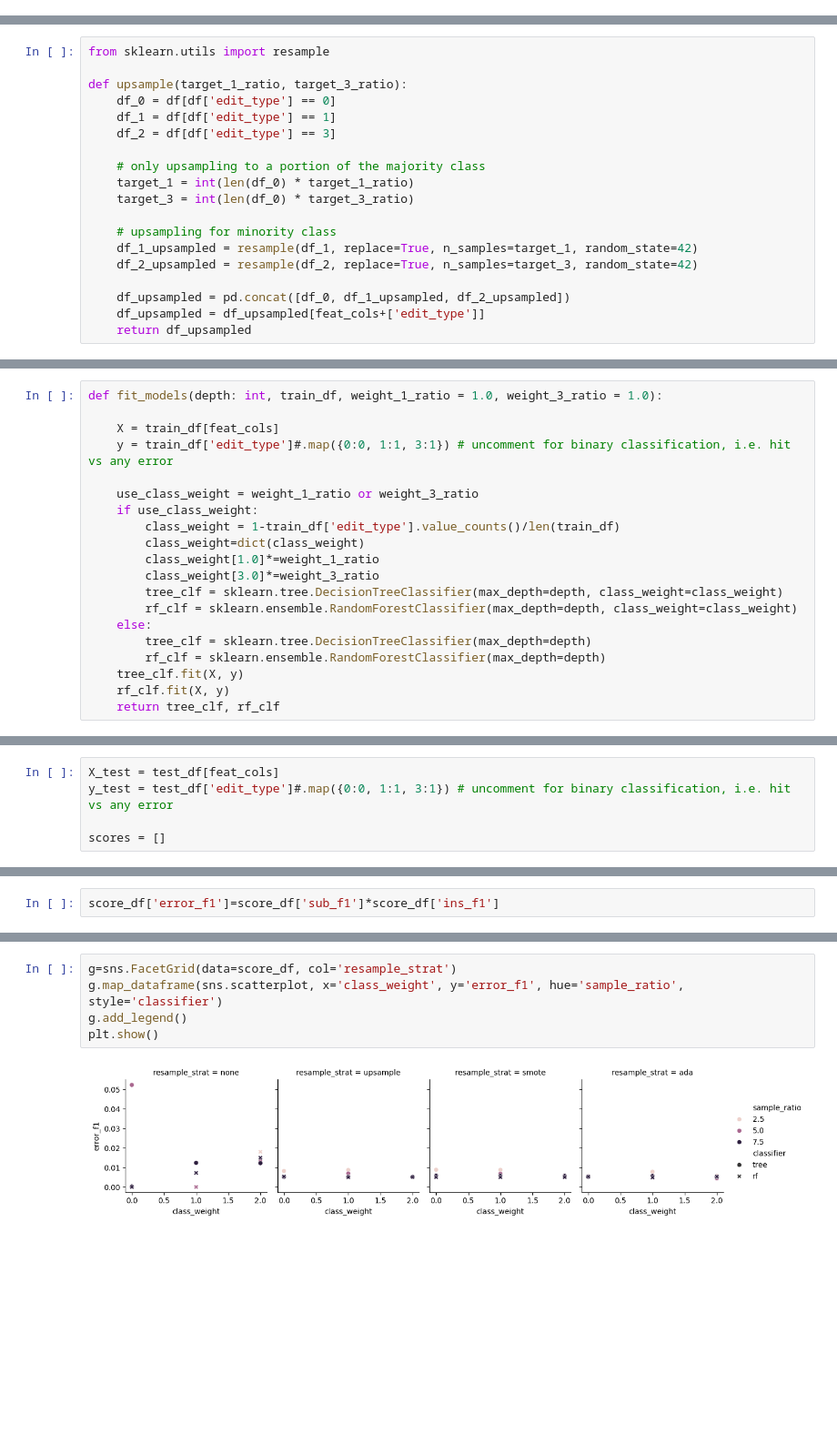
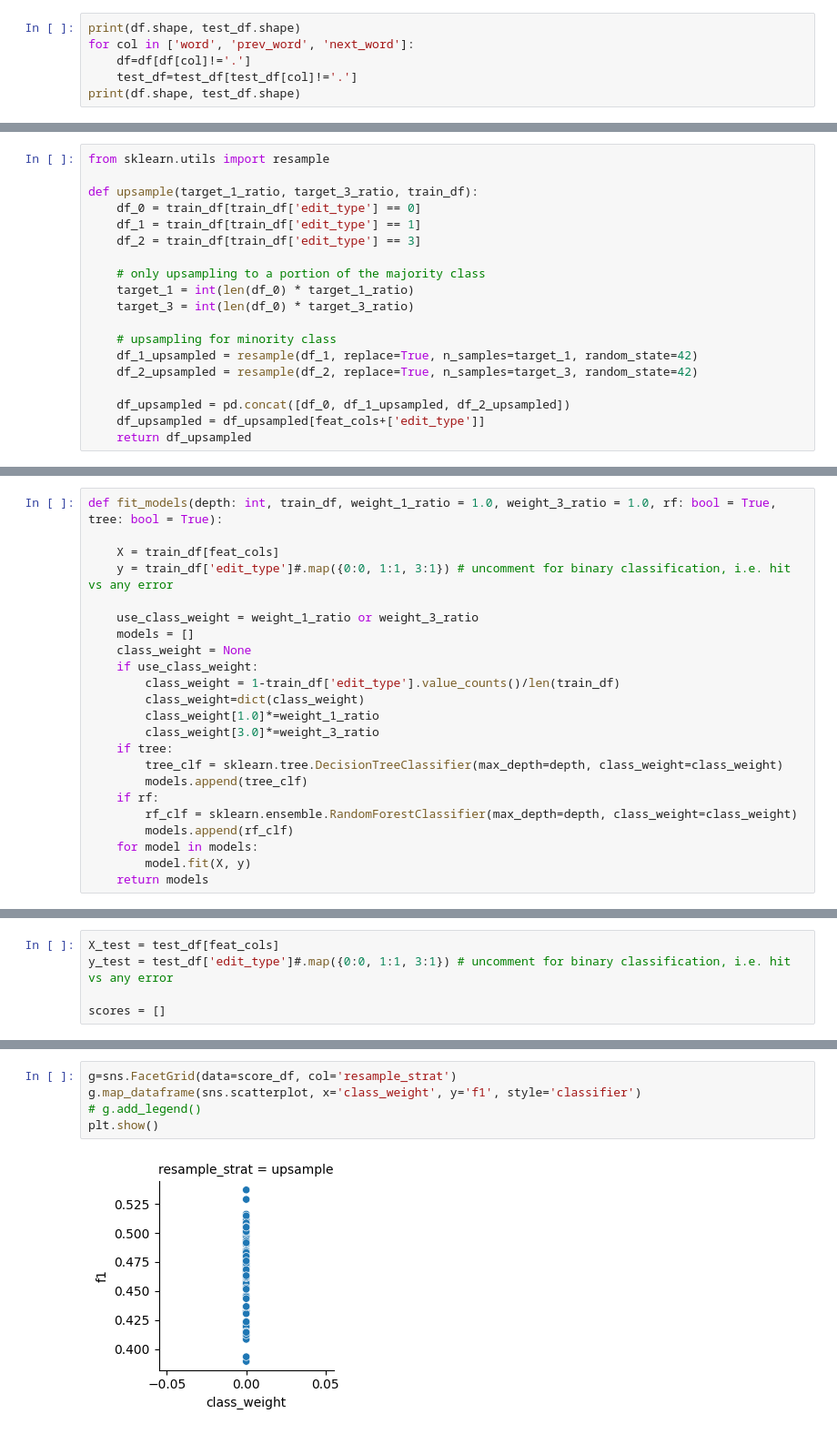
Before and after one commit to markjosims/u3u_project1, a Jupyter notebook: data_preprocess_mark.ipynb, the cells around one changed output, grey strips where cells are left out. Shown at 91% size. Drawn from its saved outputs; the diff is of its cells as text; blank space fills up the shorter version.

```diff
--- a/data_preprocess_mark.ipynb
+++ b/data_preprocess_mark.ipynb
@@ -21,0 +30,6 @@ df.head()
+# %%
+print(df.shape, test_df.shape)
+for col in ['word', 'prev_word', 'next_word']:
+    df=df[df[col]!='.']
+    test_df=test_df[test_df[col]!='.']
+print(df.shape, test_df.shape)
@@ -207,10 +224,10 @@ df[feat_cols].shape
 # %%
 from sklearn.utils import resample
 
-def upsample(target_1_ratio, target_3_ratio):
-    df_0 = df[df['edit_type'] == 0]
-    df_1 = df[df['edit_type'] == 1]
-    df_2 = df[df['edit_type'] == 3]
+def upsample(target_1_ratio, target_3_ratio, train_df):
+    df_0 = train_df[train_df['edit_type'] == 0]
+    df_1 = train_df[train_df['edit_type'] == 1]
+    df_2 = train_df[train_df['edit_type'] == 3]
 
     # only upsampling to a portion of the majority class
     target_1 = int(len(df_0) * target_1_ratio)
@@ -265,25 +282,28 @@ def resample_ada(target_1_ratio, target_3_ratio):
 # %% [markdown]
 # Model fitting
 # %%
-def fit_models(depth: int, train_df, weight_1_ratio = 1.0, weight_3_ratio = 1.0):
+def fit_models(depth: int, train_df, weight_1_ratio = 1.0, weight_3_ratio = 1.0, rf: bool = True, tree: bool = True):
 
     X = train_df[feat_cols]
     y = train_df['edit_type']#.map({0:0, 1:1, 3:1}) # uncomment for binary classification, i.e. hit vs any error
 
     use_class_weight = weight_1_ratio or weight_3_ratio
+    models = []
+    class_weight = None
     if use_class_weight:
         class_weight = 1-train_df['edit_type'].value_counts()/len(train_df)
         class_weight=dict(class_weight)
         class_weight[1.0]*=weight_1_ratio
         class_weight[3.0]*=weight_3_ratio
+    if tree:
         tree_clf = sklearn.tree.DecisionTreeClassifier(max_depth=depth, class_weight=class_weight)
+        models.append(tree_clf)
+    if rf:
         rf_clf = sklearn.ensemble.RandomForestClassifier(max_depth=depth, class_weight=class_weight)
-    else:
-        tree_clf = sklearn.tree.DecisionTreeClassifier(max_depth=depth)
-        rf_clf = sklearn.ensemble.RandomForestClassifier(max_depth=depth)
-    tree_clf.fit(X, y)
-    rf_clf.fit(X, y)
-    return tree_clf, rf_clf
+        models.append(rf_clf)
+    for model in models:
+        model.fit(X, y)
+    return models
 # %% [markdown]
 # Score Decision Tree
 # %%
@@ -340,4 +396,2 @@ for sample_pcnt in tqdm(range(25, 100, 25), desc="Sample ratios"):
 score_df = pd.DataFrame(scores)
-# %%
-score_df['error_f1']=score_df['sub_f1']*score_df['ins_f1']
 # %%
@@ -360,7 +415,7 @@ score_df.sort_values(['error_f1', 'sub_f1', 'ins_f1'], ascending=False)
 # %%
 g=sns.FacetGrid(data=score_df, col='resample_strat')
-g.map_dataframe(sns.scatterplot, x='class_weight', y='error_f1', hue='sample_ratio', style='classifier')
-g.add_legend()
+g.map_dataframe(sns.scatterplot, x='class_weight', y='f1', style='classifier')
+# g.add_legend()
 plt.show()
 # %% [output]
-[figure, old version]
+[figure, new version]
```
Also changed, not shown: parts of 29 cells of this notebook, 1 other file.
